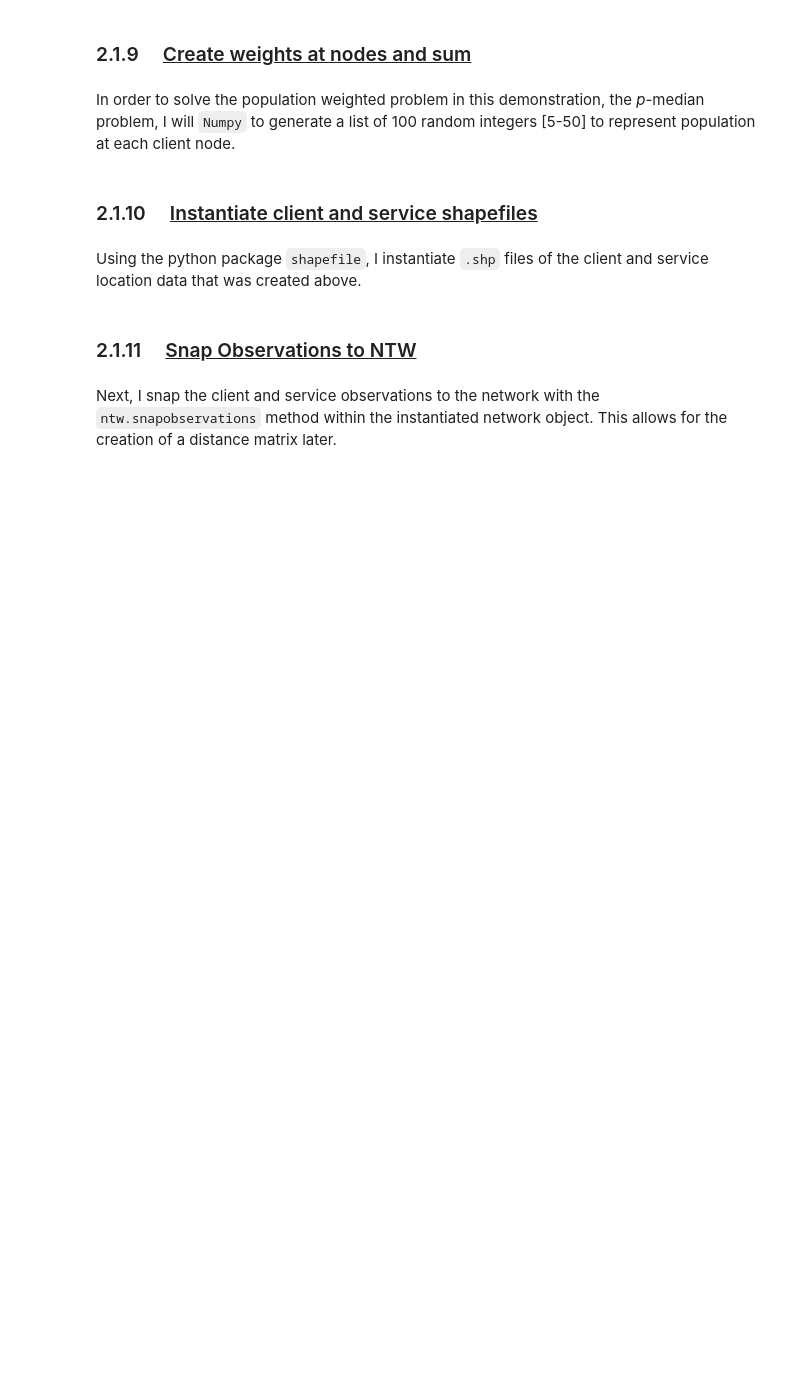
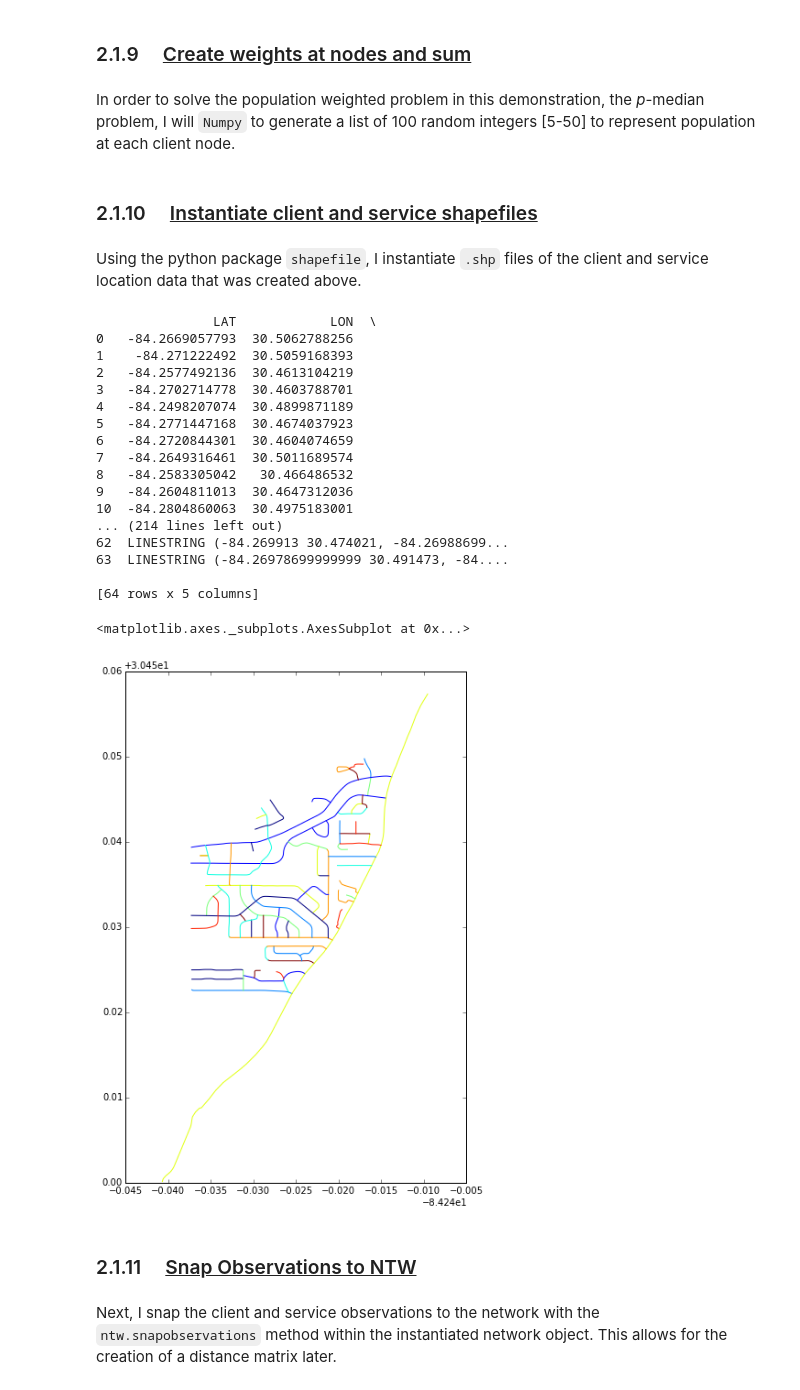
Before and after one commit to jGaboardi/NARSC__15, a Jupyter notebook: NARSC_pres_Gaboardi.ipynb, the cells around one changed output. Cells and saved outputs as stored; diff of their text form; code cells hidden in the pictures; blank space fills up the shorter version.

```diff
--- a/NARSC_pres_Gaboardi.ipynb
+++ b/NARSC_pres_Gaboardi.ipynb
@@ -426,6 +484,34 @@ for i in range(len(rand_coords_service)):
     service.record('y' + str(counter), 'x' + str(counter), lat_service[i], lon_service[i])
 # Save Shapefile
 service.save('/Users/jgaboardi/Dropbox/NARSC/NARSC_Portland_2015/Discrete_Location/shapefiles/RandomPoints_SERVICE')
+# %%
+#CLIENT =
+SERVICE = gpd.read_file('/Users/jgaboardi/Dropbox/NARSC/NARSC_Portland_2015/Discrete_Location/shapefiles/RandomPoints_SERVICE.shp')
+# %%
+print SERVICE
+Waverly.append(SERVICE)
+print Waverly
+Waverly.plot()
+# %% [output]
+               LAT            LON  \
+0   -84.2669057793  30.5062788256
+1    -84.271222492  30.5059168393
+2   -84.2577492136  30.4613104219
+3   -84.2702714778  30.4603788701
+4   -84.2498207074  30.4899871189
+5   -84.2771447168  30.4674037923
+6   -84.2720844301  30.4604074659
+7   -84.2649316461  30.5011689574
+8   -84.2583305042   30.466486532
+9   -84.2604811013  30.4647312036
+10  -84.2804860063  30.4975183001
+... (214 lines left out)
+62  LINESTRING (-84.269913 30.474021, -84.26988699...
+63  LINESTRING (-84.26978699999999 30.491473, -84....
+
+[64 rows x 5 columns]
+<matplotlib.axes._subplots.AxesSubplot at 0x...>
+[figure, added]
 # %% [markdown]
 ### 2.1.11 &nbsp;&nbsp;&nbsp;&nbsp;<u>Snap Observations to NTW</u>
 # %% [markdown]
```
Also changed, not shown: parts of 31 cells of this notebook.
